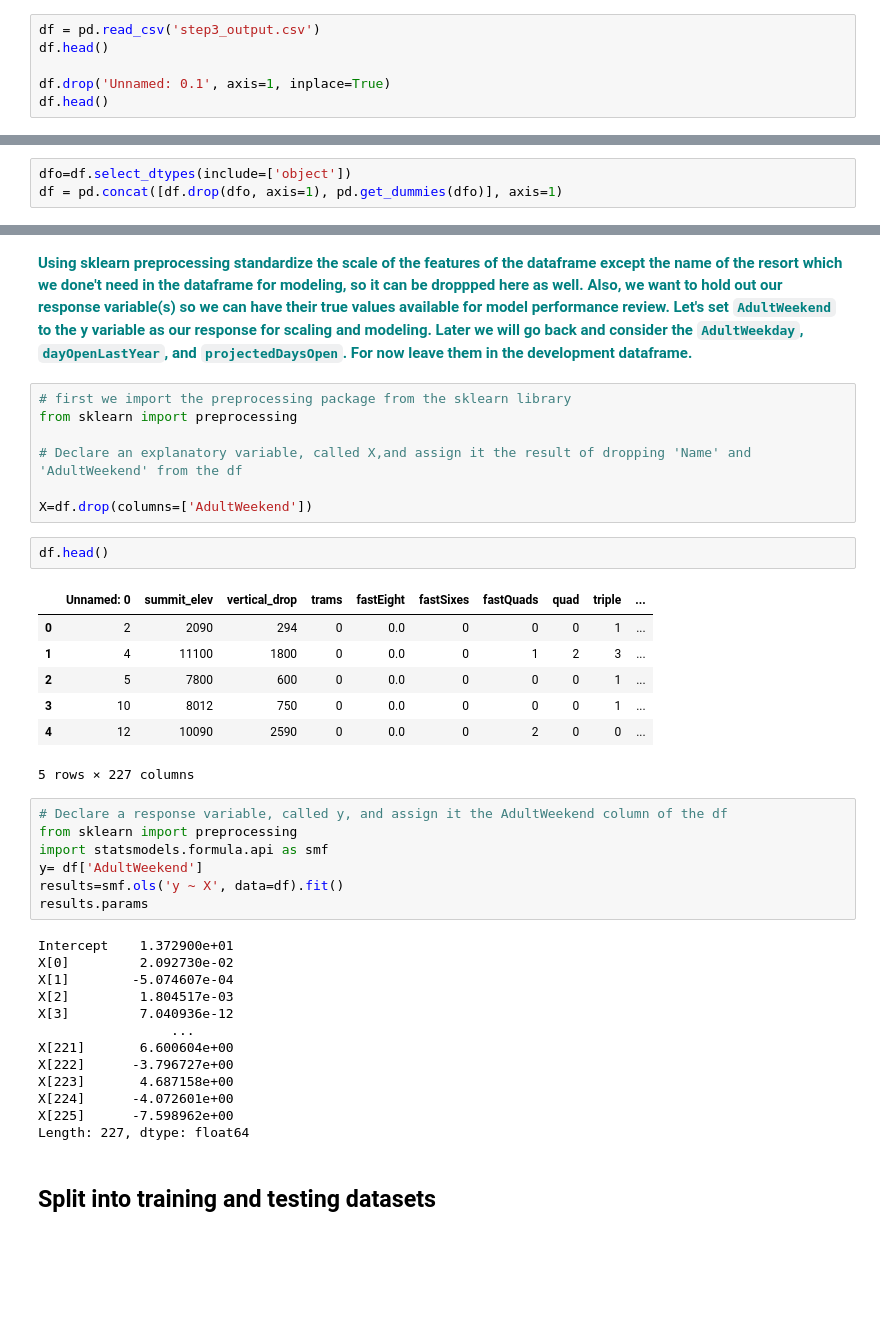
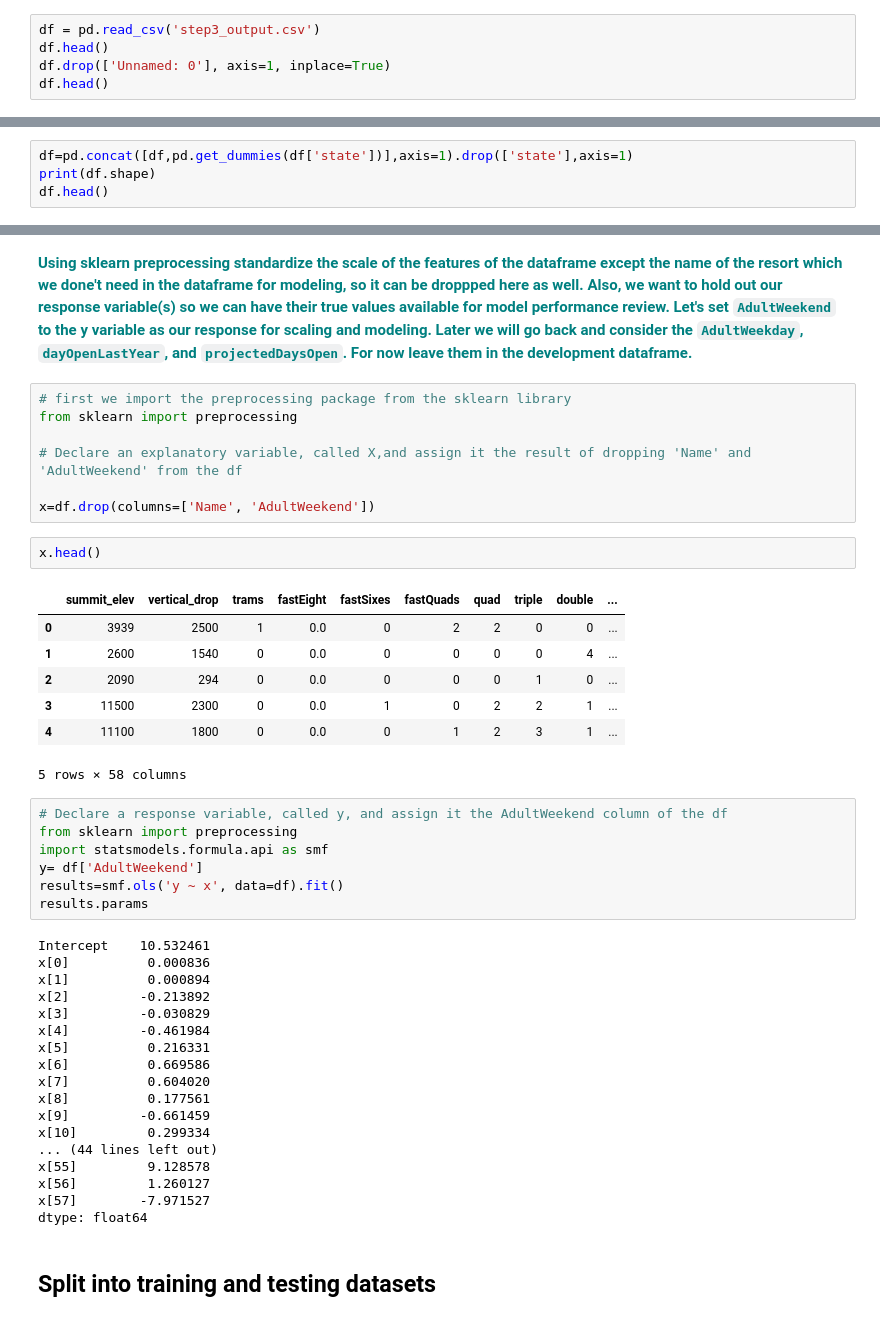
Before and after one commit to bauyrjanj/GuidedCapstone-1, a Jupyter notebook: step5/Notebook_stepfourandfive.ipynb, the cells around one changed output, grey strips where cells are left out. Cells and saved outputs as stored; diff of their text form; blank space fills up the shorter version.

```diff
--- a/step5/Notebook_stepfourandfive.ipynb
+++ b/step5/Notebook_stepfourandfive.ipynb
@@ -46,7 +46,6 @@ os.getcwd()
 # %%
 df = pd.read_csv('step3_output.csv')
 df.head()
-
-df.drop('Unnamed: 0.1', axis=1, inplace=True)
+df.drop(['Unnamed: 0'], axis=1, inplace=True)
 df.head()
 # %% [output]
@@ -63,6 +62,7 @@ df.head()
 **<font color='teal'> Create dummy variables for `state`. Add the dummies back to the dataframe and remove the original column for `state`. </font>**
 
 Hint: you can see an example of how to execute this in Aiden's article on preprocessing [here](https://medium.com/@aiden.dataminer/the-data-science-method-dsm-pre-processing-and-training-data-development-fd2d75182967).
-# %%
-dfo=df.select_dtypes(include=['object'])
-df = pd.concat([df.drop(dfo, axis=1), pd.get_dummies(dfo)], axis=1)
+# %%
+df=pd.concat([df,pd.get_dummies(df['state'])],axis=1).drop(['state'],axis=1)
+print(df.shape)
+df.head()
@@ -76,37 +85,42 @@ from sklearn import preprocessing
 
 # Declare an explanatory variable, called X,and assign it the result of dropping 'Name' and 'AdultWeekend' from the df
 
-X=df.drop(columns=['AdultWeekend'])
+x=df.drop(columns=['Name', 'AdultWeekend'])
 # %%
-df.head()
+x.head()
 # %% [output]
-|  | Unnamed: 0 | summit_elev | vertical_drop | trams | fastEight | fastSixes | fastQuads | quad | triple | ... |
-| 0 | 2 | 2090 | 294 | 0 | 0.0 | 0 | 0 | 0 | 1 | ... |
-| 1 | 4 | 11100 | 1800 | 0 | 0.0 | 0 | 1 | 2 | 3 | ... |
-| 2 | 5 | 7800 | 600 | 0 | 0.0 | 0 | 0 | 0 | 1 | ... |
-| 3 | 10 | 8012 | 750 | 0 | 0.0 | 0 | 0 | 0 | 1 | ... |
-| 4 | 12 | 10090 | 2590 | 0 | 0.0 | 0 | 2 | 0 | 0 | ... |
+|  | summit_elev | vertical_drop | trams | fastEight | fastSixes | fastQuads | quad | triple | double | ... |
+| 0 | 3939 | 2500 | 1 | 0.0 | 0 | 2 | 2 | 0 | 0 | ... |
+| 1 | 2600 | 1540 | 0 | 0.0 | 0 | 0 | 0 | 0 | 4 | ... |
+| 2 | 2090 | 294 | 0 | 0.0 | 0 | 0 | 0 | 1 | 0 | ... |
+| 3 | 11500 | 2300 | 0 | 0.0 | 1 | 0 | 2 | 2 | 1 | ... |
+| 4 | 11100 | 1800 | 0 | 0.0 | 0 | 1 | 2 | 3 | 1 | ... |
-5 rows × 227 columns
+5 rows × 58 columns
 # %%
 # Declare a response variable, called y, and assign it the AdultWeekend column of the df
 from sklearn import preprocessing
 import statsmodels.formula.api as smf
 y= df['AdultWeekend']
-results=smf.ols('y ~ X', data=df).fit()
+results=smf.ols('y ~ x', data=df).fit()
 results.params
 # %% [output]
-Intercept    1.372900e+01
-X[0]         2.092730e-02
-X[1]        -5.074607e-04
-X[2]         1.804517e-03
-X[3]         7.040936e-12
-                 ...
-X[221]       6.600604e+00
-X[222]      -3.796727e+00
-X[223]       4.687158e+00
-X[224]      -4.072601e+00
-X[225]      -7.598962e+00
-Length: 227, dtype: float64
+Intercept    10.532461
+x[0]          0.000836
+x[1]          0.000894
+x[2]         -0.213892
+x[3]         -0.030829
+x[4]         -0.461984
+x[5]          0.216331
+x[6]          0.669586
+x[7]          0.604020
+x[8]          0.177561
+x[9]         -0.661459
+x[10]         0.299334
+... (44 lines left out)
+x[55]         9.128578
+x[56]         1.260127
+x[57]        -7.971527
+dtype: float64
 # %% [markdown]
 ## Split into training and testing datasets
 # %%
```
Also changed, not shown: parts of 28 cells of this notebook.
